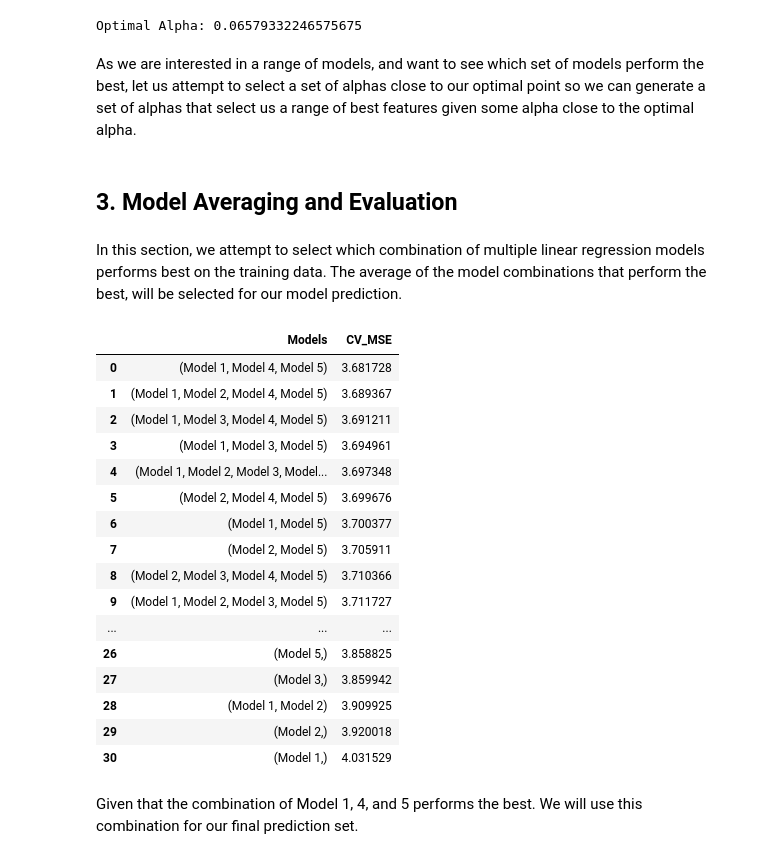
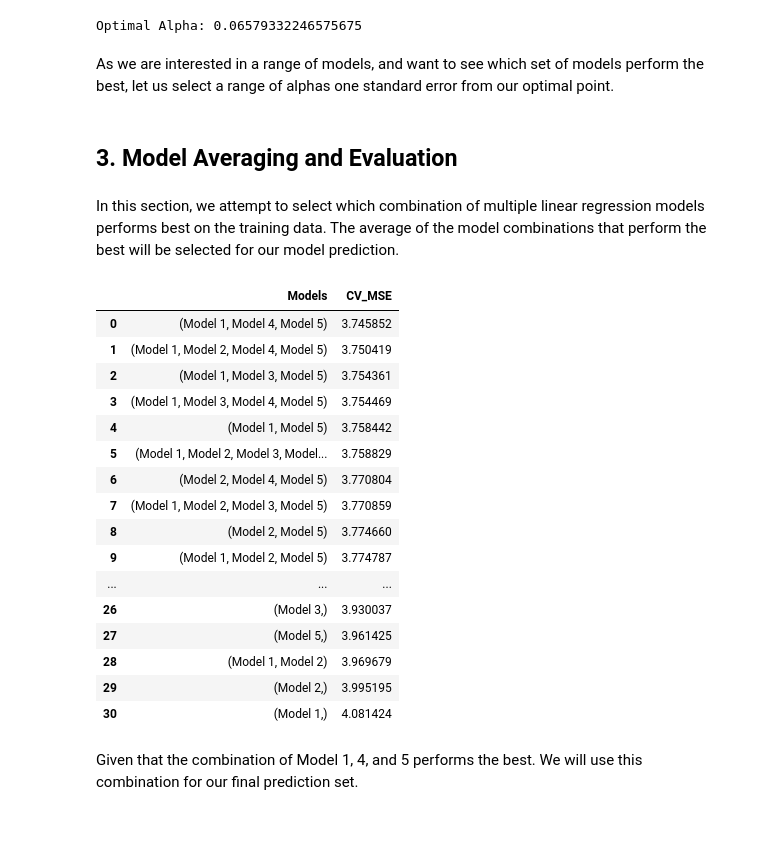
Before and after one commit to joshcpld/ada, a Jupyter notebook: Assignment 3/coding/assignment03_group9.ipynb, the cells around one changed output. Saved outputs shown, nothing was run; the diff lists cells and outputs as text; code cells hidden in the pictures; blank space fills up the shorter version.

```diff
--- a/Assignment 3/coding/assignment03_group9.ipynb
+++ b/Assignment 3/coding/assignment03_group9.ipynb
@@ -106,7 +106,7 @@ print("Optimal Alpha:", optimal_alpha_lasso)
 # %% [output]
 Optimal Alpha: 0.06579332246575675
 # %% [markdown]
-As we are interested in a range of models, and want to see which set of models perform the best, let us attempt to select a set of alphas close to our optimal point so we can generate a set of alphas that select us a range of best features given some alpha close to the optimal alpha.
+As we are interested in a range of models, and want to see which set of models perform the best, let us select a range of alphas one standard error from our optimal point.
 # %%
 # Get the mean CV error per alpha
 mean_mse = lasso_cv_model.mse_path_.mean(axis=1)
@@ -132,49 +132,49 @@ for a in selected_alphas:
 # %% [markdown]
 ## 3. Model Averaging and Evaluation
 # %% [markdown]
-In this section, we attempt to select which combination of multiple linear regression models performs best on the training data. The average of the model combinations that perform the best, will be selected for our model prediction.
+In this section, we attempt to select which combination of multiple linear regression models performs best on the training data. The average of the model combinations that perform the best will be selected for our model prediction.
 # %%
-# Create 10 fold CV to evaluate each model combination
-kf = KFold(n_splits=10, shuffle=True, random_state=0)
+# Create 5 fold CV to evaluate the performance of each model combination
+k_fold = KFold(n_splits=5, shuffle=True, random_state=42)
 model_names = list(selected_predictors.keys())
 cv_mse = {}
 
 # Loop through all combinations of models
-for r in range(1, len(model_names) + 1):
-    for combo in combinations(model_names, r):
-        fold_mse = []
-        for train_idx, val_idx in kf.split(X_vars_train):
-            y_train, y_val = y0_train[train_idx], y0_train[val_idx]
-            preds = []
-            for name in combo:
-                X_train = X_vars_train.iloc[train_idx][selected_predictors[name]]
-                X_val   = X_vars_train.iloc[val_idx][selected_predictors[name]]
-                m = LinearRegression().fit(X_train, y_train)
-                preds.append(m.predict(X_val))
-            avg_pred = np.column_stack(preds).mean(axis=1)
-            fold_mse.append(mean_squared_error(y_val, avg_pred))
-        cv_mse[combo] = np.mean(fold_mse)
-sorted_cv_mse = sorted(cv_mse.items(), key=lambda x: x[1])
-cv_mse_df = pd.DataFrame(sorted_cv_mse, columns=["Models", "CV_MSE"])
+for i in range(1, len(model_names) + 1):
+    for x in combinations(model_names, i): # Generate all combinations of model names of size i
+        fold_mse = [] # Store the MSE for each fold
+        for train_idx, val_idx in k_fold.split(X_vars_train):
+            y_train, y_val = y0_train[train_idx], y0_train[val_idx] # Split the training data into training and validation subsets
+            preds = [] # Store each of the predictions into this vector
+            for name in x: # Loop through each model in the combination
+                X_train = X_vars_train.iloc[train_idx][selected_predictors[name]] # Obtain the predictors for the training model
+                X_val   = X_vars_train.iloc[val_idx][selected_predictors[name]] # Obtain the predictors for the validation model
+                m = LinearRegression().fit(X_train, y_train) # Fit the multiple linear regression model on the training subset
+                preds.append(m.predict(X_val)) # Predict the validation subset and store the predictions
+            avg_pred = np.column_stack(preds).mean(axis=1) # Average the prediction from each model combination
+            fold_mse.append(mean_squared_error(y_val, avg_pred)) # Compute the MSE for this fold and then store it
+        cv_mse[x] = np.mean(fold_mse) # Once each fold is complete, average the MSE folds to get the CV error for this model combination
+sorted_cv_mse = sorted(cv_mse.items(), key=lambda x: x[1]) # Sort the model combinations by the smallest CV error
+cv_mse_df = pd.DataFrame(sorted_cv_mse, columns=["Models", "CV_MSE"]) # Store the results into a dataframe
 cv_mse_df
 # %% [output]
 |  | Models | CV_MSE |
-| 0 | (Model 1, Model 4, Model 5) | 3.681728 |
-| 1 | (Model 1, Model 2, Model 4, Model 5) | 3.689367 |
-| 2 | (Model 1, Model 3, Model 4, Model 5) | 3.691211 |
-| 3 | (Model 1, Model 3, Model 5) | 3.694961 |
-| 4 | (Model 1, Model 2, Model 3, Model... | 3.697348 |
-| 5 | (Model 2, Model 4, Model 5) | 3.699676 |
-| 6 | (Model 1, Model 5) | 3.700377 |
-| 7 | (Model 2, Model 5) | 3.705911 |
-| 8 | (Model 2, Model 3, Model 4, Model 5) | 3.710366 |
-| 9 | (Model 1, Model 2, Model 3, Model 5) | 3.711727 |
+| 0 | (Model 1, Model 4, Model 5) | 3.745852 |
+| 1 | (Model 1, Model 2, Model 4, Model 5) | 3.750419 |
+| 2 | (Model 1, Model 3, Model 5) | 3.754361 |
+| 3 | (Model 1, Model 3, Model 4, Model 5) | 3.754469 |
+| 4 | (Model 1, Model 5) | 3.758442 |
+| 5 | (Model 1, Model 2, Model 3, Model... | 3.758829 |
+| 6 | (Model 2, Model 4, Model 5) | 3.770804 |
+| 7 | (Model 1, Model 2, Model 3, Model 5) | 3.770859 |
+| 8 | (Model 2, Model 5) | 3.774660 |
+| 9 | (Model 1, Model 2, Model 5) | 3.774787 |
 | ... | ... | ... |
-| 26 | (Model 5,) | 3.858825 |
-| 27 | (Model 3,) | 3.859942 |
-| 28 | (Model 1, Model 2) | 3.909925 |
-| 29 | (Model 2,) | 3.920018 |
-| 30 | (Model 1,) | 4.031529 |
+| 26 | (Model 3,) | 3.930037 |
+| 27 | (Model 5,) | 3.961425 |
+| 28 | (Model 1, Model 2) | 3.969679 |
+| 29 | (Model 2,) | 3.995195 |
+| 30 | (Model 1,) | 4.081424 |
 # %% [markdown]
 Given that the combination of Model 1, 4, and 5 performs the best. We will use this combination for our final prediction set.
 # %% [markdown]
```
Also changed, not shown: parts of 2 cells of this notebook.
